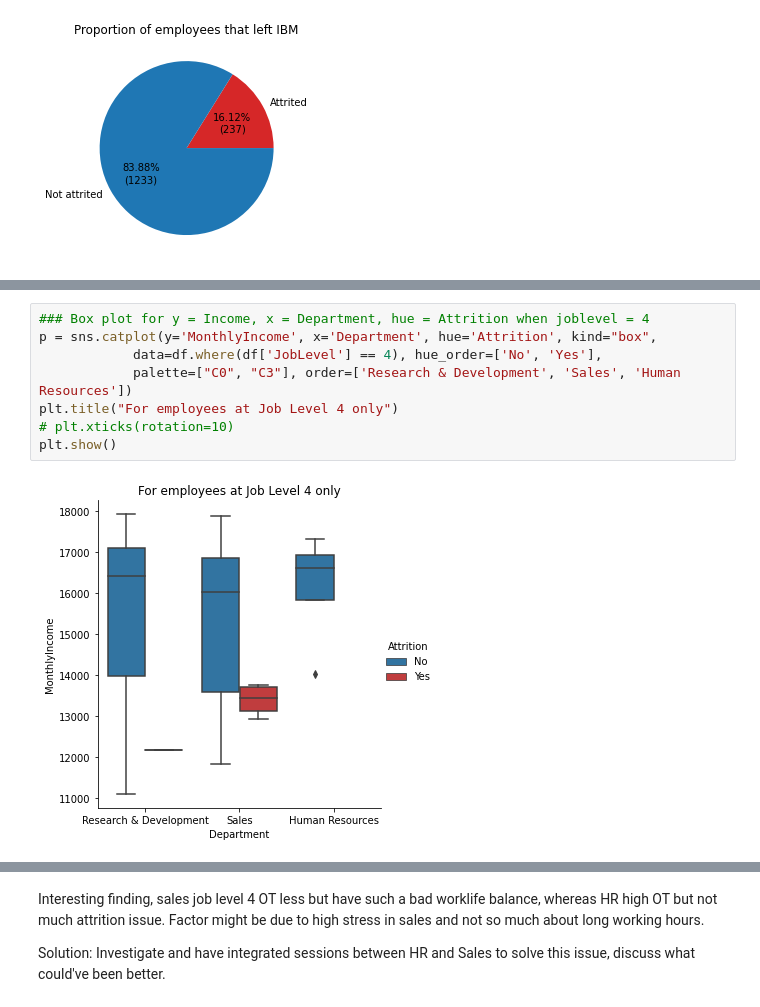
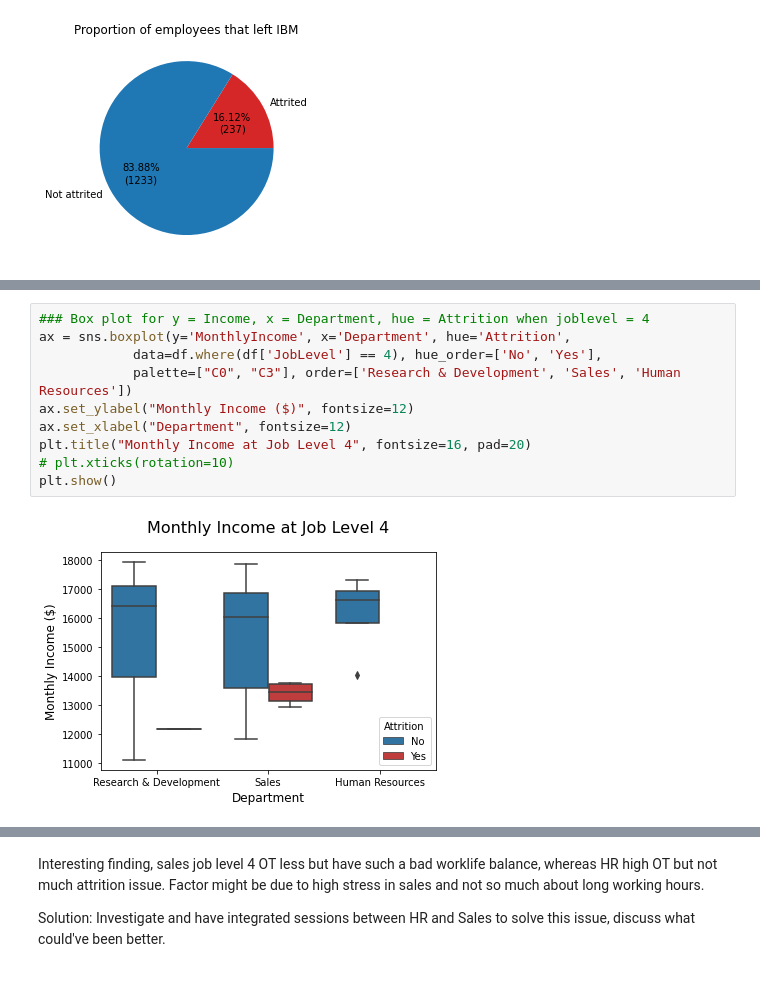
Before and after one commit to Wincenttjoi/employee-data-visualization, a Jupyter notebook: Final.ipynb, the cells around one changed output, grey strips where cells are left out. Drawn from its saved outputs; the diff is of its cells as text.

```diff
--- a/Final.ipynb
+++ b/Final.ipynb
@@ -124,13 +147,15 @@ plt.show()
 # %%
 ### Box plot for y = Income, x = Department, hue = Attrition when joblevel = 4
-p = sns.catplot(y='MonthlyIncome', x='Department', hue='Attrition', kind="box",
+ax = sns.boxplot(y='MonthlyIncome', x='Department', hue='Attrition',
             data=df.where(df['JobLevel'] == 4), hue_order=['No', 'Yes'],
             palette=["C0", "C3"], order=['Research & Development', 'Sales', 'Human Resources'])
-plt.title("For employees at Job Level 4 only")
+ax.set_ylabel("Monthly Income ($)", fontsize=12)
+ax.set_xlabel("Department", fontsize=12)
+plt.title("Monthly Income at Job Level 4", fontsize=16, pad=20)
 # plt.xticks(rotation=10)
 plt.show()
 # %% [output]
-[figure, old version]
+[figure, new version]
 # %%
 f, ax = plt.subplots(figsize=(8,4))
 
```
Also changed, not shown: parts of 15 cells of this notebook.
